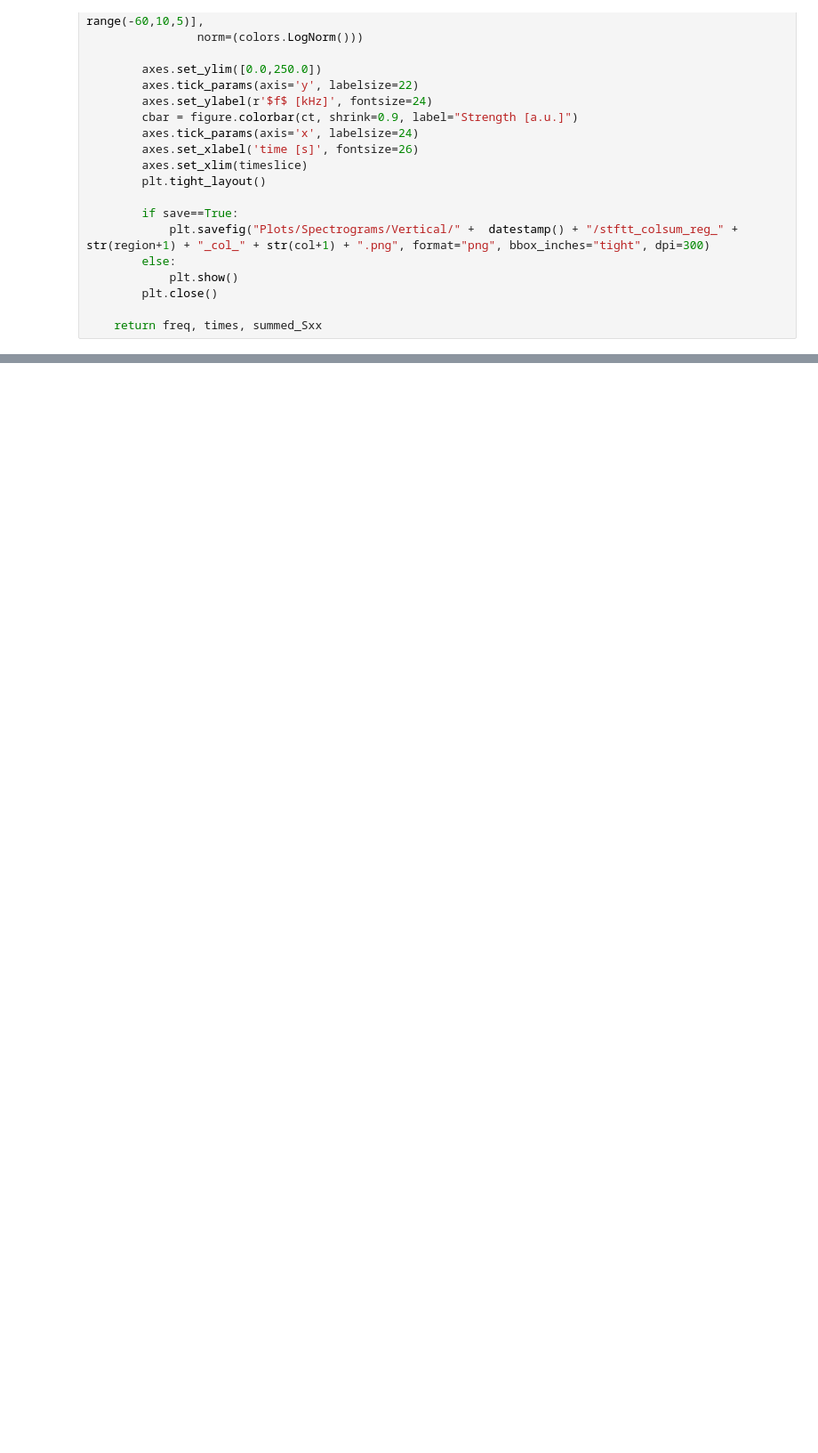
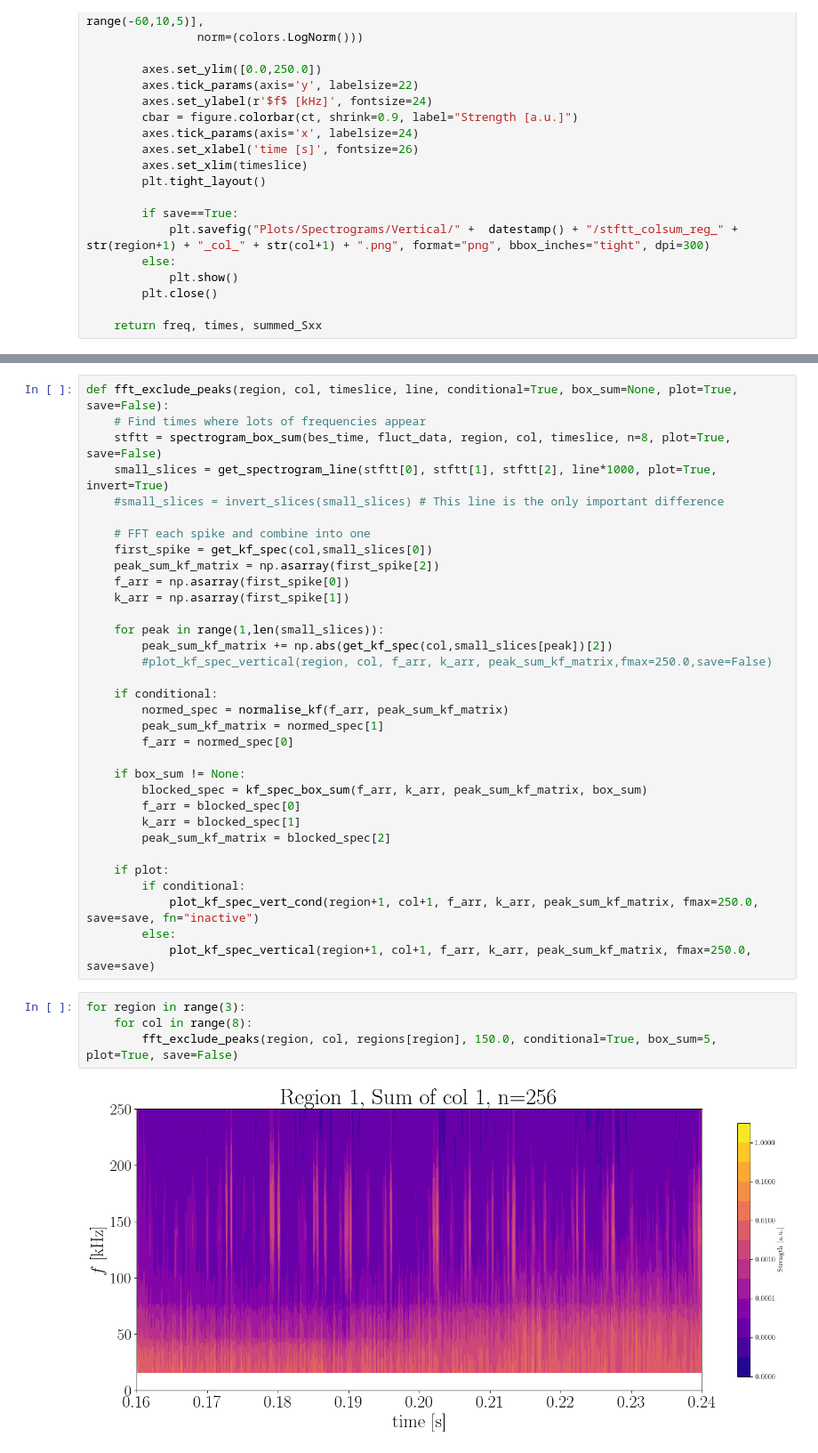
Before and after one commit to ajcaplan/Project_Work, a Jupyter notebook: BES_code_local/BES Vertical Analysis.ipynb, the cells around one changed output, grey strips where cells are left out. Shown at 89% size. Cells and saved outputs as stored; diff of their text form; blank space fills up the shorter version.

```diff
--- a/BES_code_local/BES Vertical Analysis.ipynb
+++ b/BES_code_local/BES Vertical Analysis.ipynb
@@ -406,0 +458,39 @@ print("")
+# %%
+def fft_exclude_peaks(region, col, timeslice, line, conditional=True, box_sum=None, plot=True, save=False):
+    # Find times where lots of frequencies appear
+    stftt = spectrogram_box_sum(bes_time, fluct_data, region, col, timeslice, n=8, plot=True, save=False)
+    small_slices = get_spectrogram_line(stftt[0], stftt[1], stftt[2], line*1000, plot=True, invert=True)
+    #small_slices = invert_slices(small_slices) # This line is the only important difference
+
+    # FFT each spike and combine into one
+    first_spike = get_kf_spec(col,small_slices[0])
+    peak_sum_kf_matrix = np.asarray(first_spike[2])
+    f_arr = np.asarray(first_spike[0])
+    k_arr = np.asarray(first_spike[1])
+
+    for peak in range(1,len(small_slices)):
+        peak_sum_kf_matrix += np.abs(get_kf_spec(col,small_slices[peak])[2])
+        #plot_kf_spec_vertical(region, col, f_arr, k_arr, peak_sum_kf_matrix,fmax=250.0,save=False)
+
+    if conditional:
+        normed_spec = normalise_kf(f_arr, peak_sum_kf_matrix)
+        peak_sum_kf_matrix = normed_spec[1]
+        f_arr = normed_spec[0]
+
+    if box_sum != None:
+        blocked_spec = kf_spec_box_sum(f_arr, k_arr, peak_sum_kf_matrix, box_sum)
+        f_arr = blocked_spec[0]
+        k_arr = blocked_spec[1]
+        peak_sum_kf_matrix = blocked_spec[2]
+
+    if plot:
+        if conditional:
+            plot_kf_spec_vert_cond(region+1, col+1, f_arr, k_arr, peak_sum_kf_matrix, fmax=250.0, save=save, fn="inactive")
+        else:
+            plot_kf_spec_vertical(region+1, col+1, f_arr, k_arr, peak_sum_kf_matrix, fmax=250.0, save=save)
+# %%
+for region in range(3):
+    for col in range(8):
+        fft_exclude_peaks(region, col, regions[region], 150.0, conditional=True, box_sum=5, plot=True, save=False)
+# %% [output]
+[figure, added]
```
Also changed, not shown: parts of 12 cells of this notebook, 1 other file.
